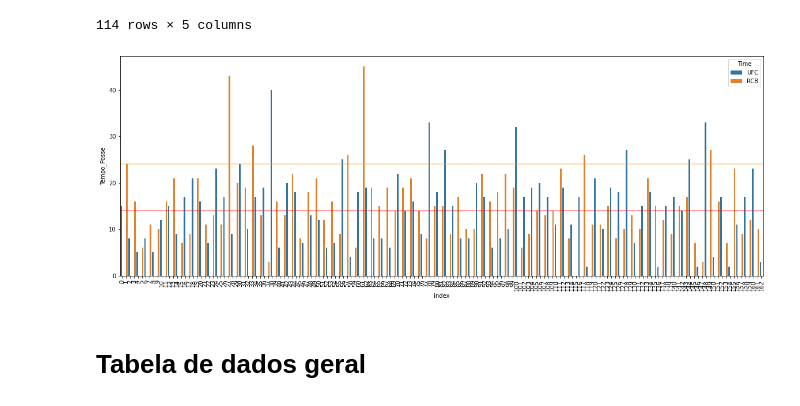
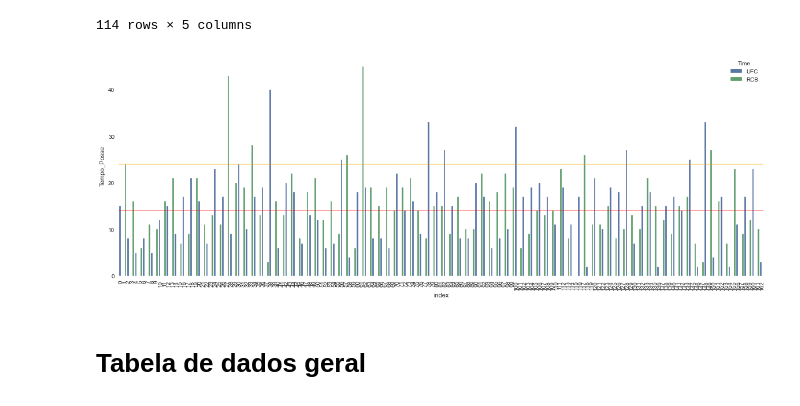
Before and after one commit to Rafael-Prochnow/Analise-descritiva-para-um-time, a Jupyter notebook: Jogada_Jogada.ipynb, the cells around one changed output. Saved outputs shown, nothing was run; the diff lists cells and outputs as text; code cells hidden in the pictures.

```diff
--- a/Jogada_Jogada.ipynb
+++ b/Jogada_Jogada.ipynb
@@ -237,0 +251,13 @@ for x in quartos:
+# %%
+plt.style.use('seaborn')
+sns.set_style('white')
+plt.figure(figsize=(15,5))
+plt.plot(pontuacao['Tempo'], pontuacao['diferenca_placar_visitante'], label = 'Jogo')
+plt.title('Diferença do Placar Visitante Durante a Partida')
+plt.xlabel('Tempo de Jogo em Segundos')
+plt.ylabel('Diferença do Placar')
+plt.legend(loc='upper left')
+for x in quartos:
+    plt.axvline(x, color='red', label=pontuacao.index, linestyle='--', alpha=0.4)
+plt.axhline(0, color='orange', label=pontuacao.index, alpha=0.5)
+plt.savefig('teste.jpeg', format='jpg')
@@ -238,12 +266,14 @@ for x in quartos:
 # %%
+plt.style.use('seaborn')
+sns.set_style('white')
 plt.figure(figsize=(15,5))
-plt.plot(pontuacao['Tempo'], pontuacao['diferenca_placar_visitante'], label = 'Jogo')
+plt.plot(pontuacao['Tempo'], pontuacao['diferenca_placar_casa'], label = 'Jogo')
 plt.title('Diferença do Placar Visitante Durante a Partida')
 plt.xlabel('Tempo de Jogo em Segundos')
 plt.ylabel('Diferença do Placar')
 plt.legend(loc='upper left')
 for x in quartos:
-    plt.axvline(x, color='red', label=pontuacao.index, linestyle='--', alpha=0.5)
+    plt.axvline(x, color='red', label=pontuacao.index, linestyle='--', alpha=0.4)
 plt.axhline(0, color='orange', label=pontuacao.index, alpha=0.5)
 # %% [output]
 <matplotlib.lines.Line2D at 0x...>
@@ -622,14 +639,16 @@ periodo_final_a_final
 # %% [output]
 [337.0, 507.0, 823.0, 1131.0, 1585.0, 1754.0, 1867.0, 2062.0]
 # %%
+plt.style.use('seaborn')
+sns.set_style('white')
 plt.figure(figsize=(15,5))
 plt.plot(pontuacao['Tempo'], pontuacao['diferenca_placar_visitante'], label = 'dif_placar')
 plt.xlabel('Tempo de Jogo em Segundos')
 plt.ylabel('Diferença do Placar')
 plt.legend(loc='upper left')
 for x in periodo_final_a_inicio:
-    plt.axvline(x, color='red', label=pontuacao.index, linestyle='--', alpha=0.5)
+    plt.axvline(x, color='red', label=pontuacao.index, linestyle='--', alpha=0.4)
 for x in periodo_final_a_final:
-    plt.axvline(x, color='green', label=pontuacao.index, linestyle='--', alpha=0.5)
+    plt.axvline(x, color='green', label=pontuacao.index, linestyle='--', alpha=0.4)
 plt.savefig('teste1.jpeg', format='jpg')
 # %% [output]
@@ -648,14 +667,16 @@ periodo_final_b_final
 # %% [output]
 [151.0, 235.0, 654.0, 993.0, 1969.0, 2212.0]
 # %%
+plt.style.use('seaborn')
+sns.set_style('white')
 plt.figure(figsize=(15,5))
 plt.plot(pontuacao['Tempo'], pontuacao['diferenca_placar_visitante'], label = 'dif_placar')
 plt.xlabel('Tempo de Jogo em Segundos')
 plt.ylabel('Diferença do Placar')
 plt.legend(loc='upper left')
 for x in periodo_final_b_inicio:
-    plt.axvline(x, color='red', label=pontuacao.index, linestyle='--', alpha=0.5)
+    plt.axvline(x, color='red', label=pontuacao.index, linestyle='--', alpha=0.4)
 for x in periodo_final_b_final:
-    plt.axvline(x, color='green', label=pontuacao.index, linestyle='--', alpha=0.5)
+    plt.axvline(x, color='green', label=pontuacao.index, linestyle='--', alpha=0.4)
 plt.savefig('teste2.jpeg', format='jpg')
 # %% [output]
@@ -811,14 +832,16 @@ posse_de_bola[49:]
 | 162 | 162 | UFC | 2397 | 2400 | 3 |
 114 rows × 5 columns
 # %%
+plt.style.use('seaborn')
+sns.set_style('white')
 plt.figure(figsize=(20,7))
 sns.barplot(x='index', y = 'Tempo_Posse',data=posse_de_bola, hue='Time')
 plt.xticks(rotation=90)
-plt.axhline(24, color='orange', label=pontuacao.index, alpha=0.5)
-plt.axhline(14, color='red', label=pontuacao.index, alpha=0.5)
+plt.axhline(24, color='orange', label=pontuacao.index, alpha=0.4)
+plt.axhline(14, color='red', label=pontuacao.index, alpha=0.4)
 plt.savefig('teste3.jpg', format='jpeg')
 # %% [output]
-[figure, old version]
+[figure, new version]
 # %% [markdown]
 # Tabela de dados geral
 # %%
```
Also changed, not shown: parts of 84 cells of this notebook.
